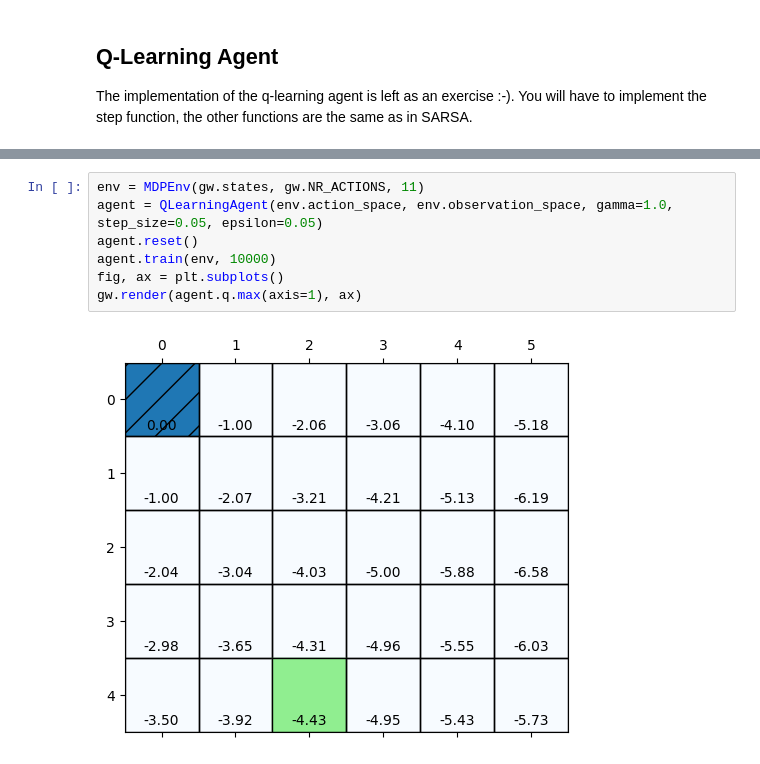
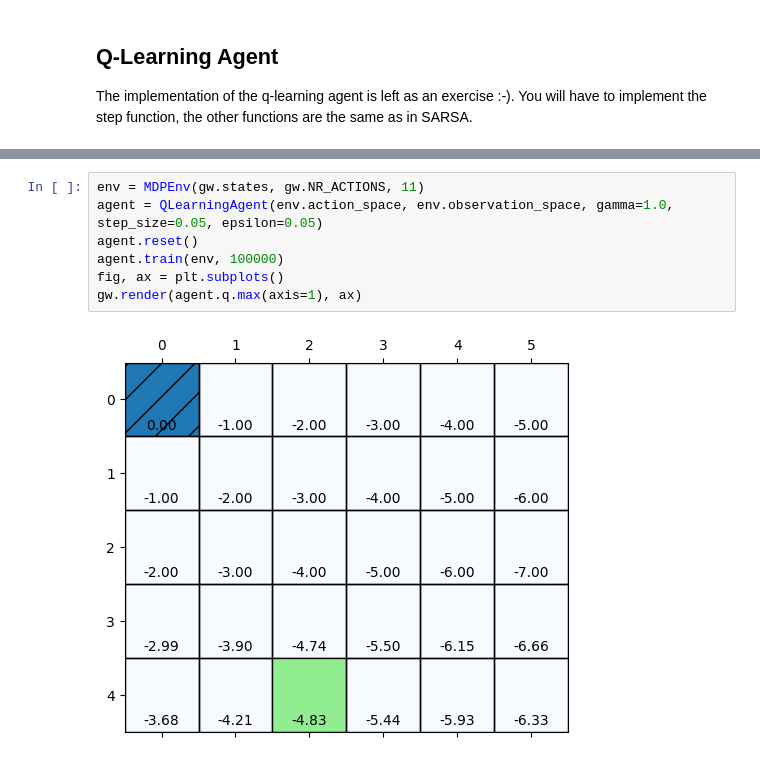
Before and after one commit to dave1b/TSM_AdvDeLearn, a Jupyter notebook: 04_week/adl_ex_reinforcement_learning_1.ipynb, the cells around one changed output, grey strips where cells are left out. Saved outputs shown, nothing was run; the diff lists cells and outputs as text.

```diff
--- a/04_week/adl_ex_reinforcement_learning_1.ipynb
+++ b/04_week/adl_ex_reinforcement_learning_1.ipynb
@@ -681,12 +684,12 @@ class QLearningAgent(Agent):
 # %%
 env = MDPEnv(gw.states, gw.NR_ACTIONS, 11)
 agent = QLearningAgent(env.action_space, env.observation_space, gamma=1.0, step_size=0.05, epsilon=0.05)
 agent.reset()
-agent.train(env, 10000)
+agent.train(env, 100000)
 fig, ax = plt.subplots()
 gw.render(agent.q.max(axis=1), ax)
 # %% [output]
-[figure, old version]
+[figure, new version]
 # %%
 p_greedy = greedy_from_action_values(agent.q)
 plot_policy_values(p_greedy, agent.q.max(axis=1), gw)
```
Also changed, not shown: parts of 2 cells of this notebook.
